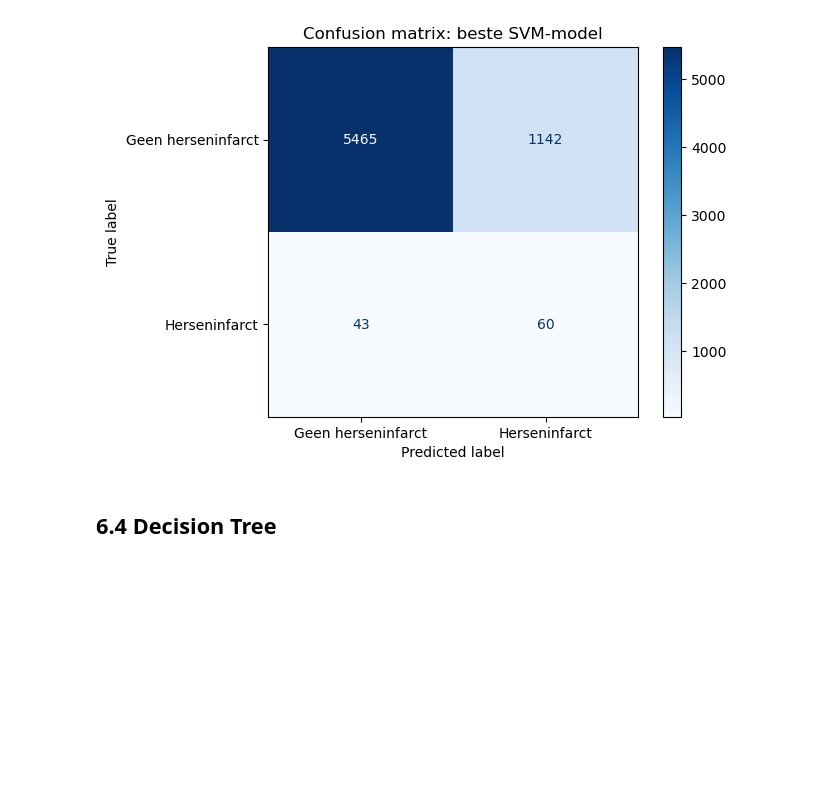
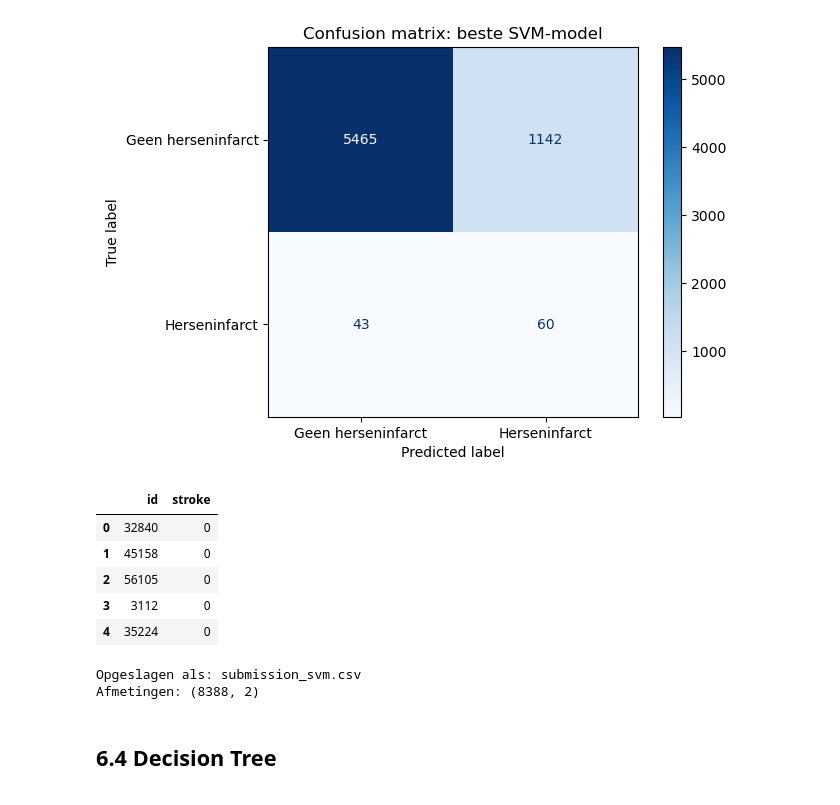
Before and after one commit to RobinDjerahian/Machine-Learning, a Jupyter notebook: Portofolio 1.ipynb, the cells around one changed output. Saved outputs shown, nothing was run; the diff lists cells and outputs as text; code cells hidden in the pictures; blank space fills up the shorter version.

```diff
--- a/Portofolio 1.ipynb
+++ b/Portofolio 1.ipynb
@@ -1289,6 +1375,24 @@ Classificatierapport:
    macro avg     0.5211    0.7048    0.4971      6710
 weighted avg     0.9777    0.8234    0.8898      6710
 [figure]
+# %%
+submission_svm = maak_submission(
+    model=best_svm,
+    test_data=test_df,
+    feature_columns=X.columns,
+    bestandsnaam="submission_svm.csv",
+    scaler=scaler,
+    numeric_columns=numeric_columns
+)
+# %% [output]
+|  | id | stroke |
+| 0 | 32840 | 0 |
+| 1 | 45158 | 0 |
+| 2 | 56105 | 0 |
+| 3 | 3112 | 0 |
+| 4 | 35224 | 0 |
+Opgeslagen als: submission_svm.csv
+Afmetingen: (8388, 2)
 # %% [markdown]
 <div style="font-family: 'Times New Roman', serif; line-height: 1.3;">
 
```
Also changed, not shown: parts of 4 cells of this notebook.
